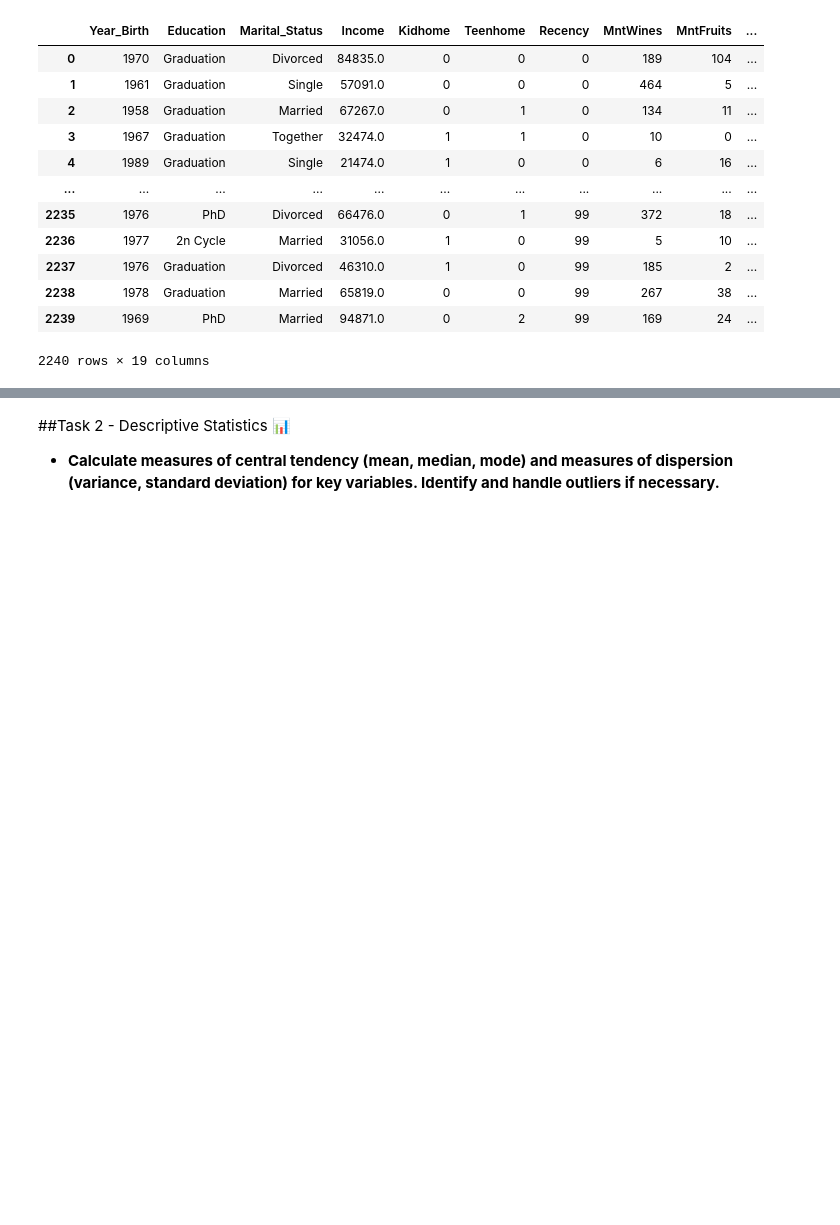
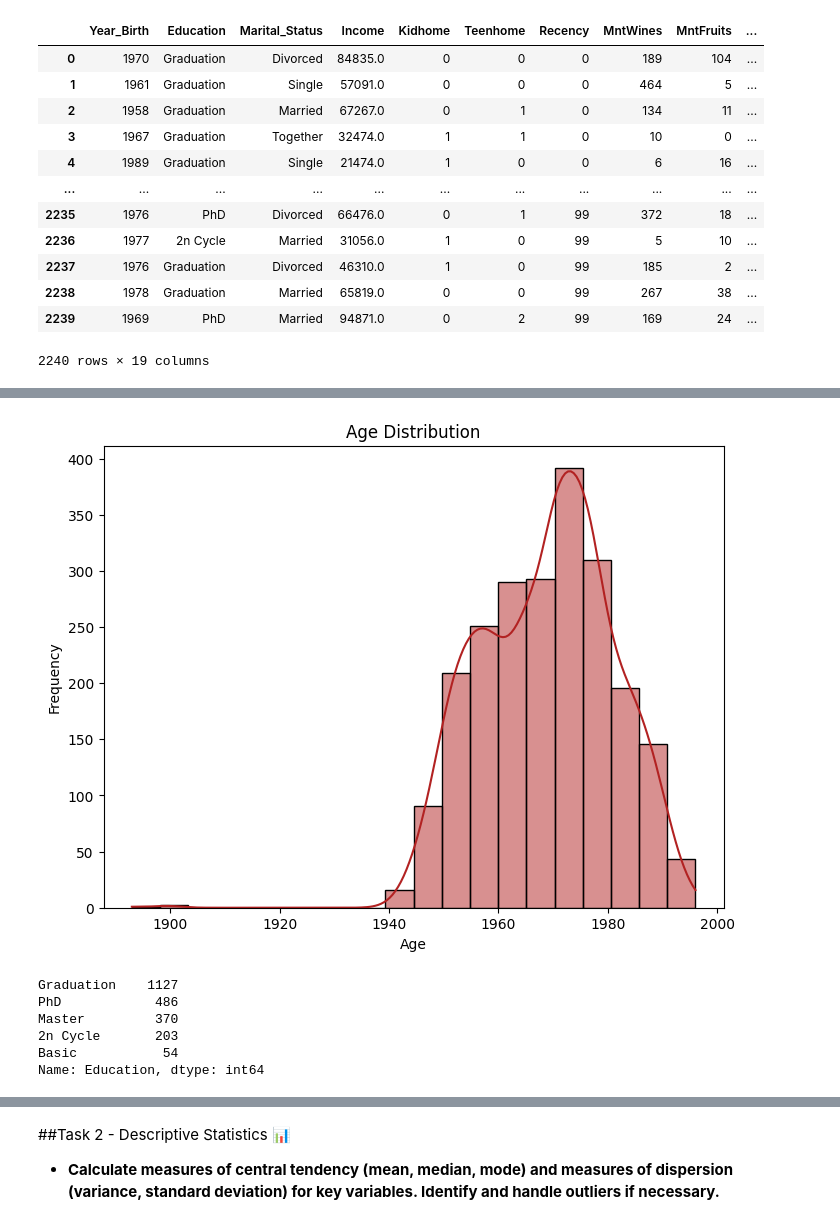
Before and after one commit to Amrit007-droid/Applied-Statistics-Project, a Jupyter notebook: Applied_Statistics_Project_Amrit_Saikia.ipynb, the cells around one changed output, grey strips where cells are left out. Cells and saved outputs as stored; diff of their text form; code cells hidden in the pictures; blank space fills up the shorter version.

```diff
--- a/Applied_Statistics_Project_Amrit_Saikia.ipynb
+++ b/Applied_Statistics_Project_Amrit_Saikia.ipynb
@@ -164,0 +213,18 @@ df.drop(['Id','Dt_Customer','Complain'], axis=1)
+# %%
+plt.figure(figsize=(8, 6))
+sns.histplot(df['Year_Birth'], bins=20, kde=True, color='firebrick')
+plt.title('Age Distribution')
+plt.xlabel('Age')
+plt.ylabel('Frequency')
+plt.show()
+# %% [output]
+[figure, added]
+# %%
+df['Education'].value_counts()
+# %% [output]
+Graduation    1127
+PhD            486
+Master         370
+2n Cycle       203
+Basic           54
+Name: Education, dtype: int64
```
Also changed, not shown: parts of 14 cells of this notebook.
